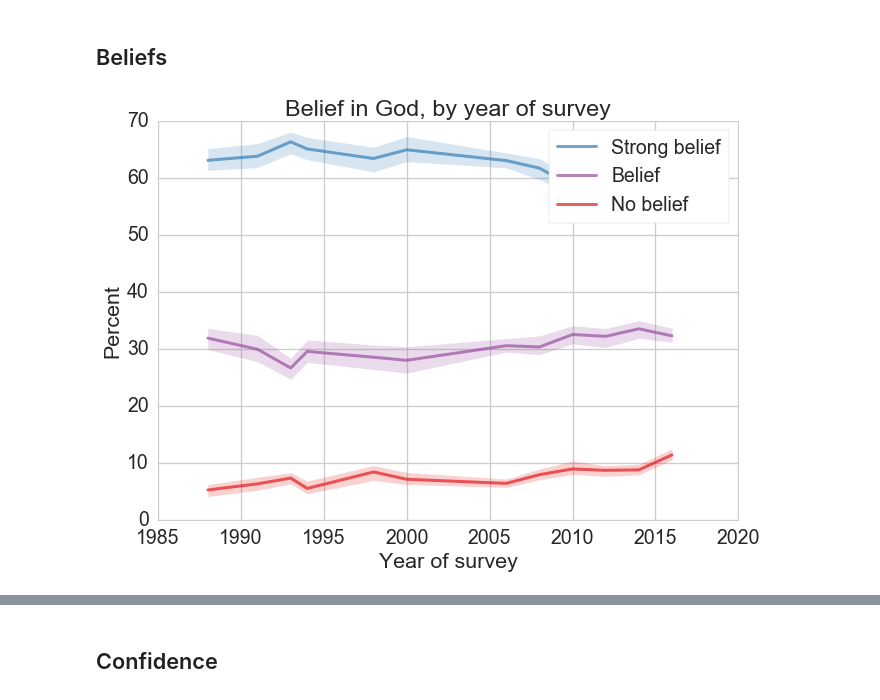
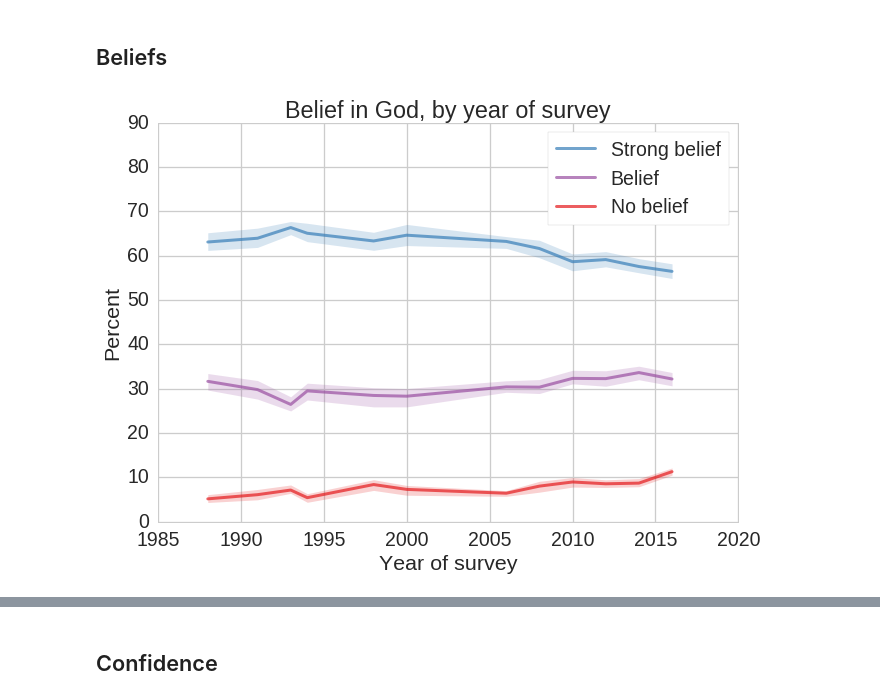
Before and after one commit to AllenDowney/GssReligion, a Jupyter notebook: age_religion.ipynb, the cells around one changed output, grey strips where cells are left out. Drawn from its saved outputs; the diff is of its cells as text; code cells hidden in the pictures.

```diff
--- a/age_religion.ipynb
+++ b/age_religion.ipynb
@@ -977,12 +1074,13 @@ dfs5 = run_data(gss, groupvar, varnames, iters=101)
 # %%
 colors = [BLUE, PURPLE, RED]
 labels = ['Strong belief', 'Belief', 'No belief']
 
 plot_percentiles(dfs5, varnames, colors, labels)
 thinkplot.config(title='Belief in God, by year of survey',
-                 xlabel='Year of survey', ylabel='Percent')
+                 xlabel='Year of survey', ylabel='Percent',
+                 ylim=[0, 90])
 # %% [output]
-[figure, old version]
+[figure, new version]
 # %%
 groupvar = 'cohort5'
 dfs6 = run_data(gss, groupvar, varnames, iters=101)
```
Also changed, not shown: parts of 49 cells of this notebook, 1 other file.
